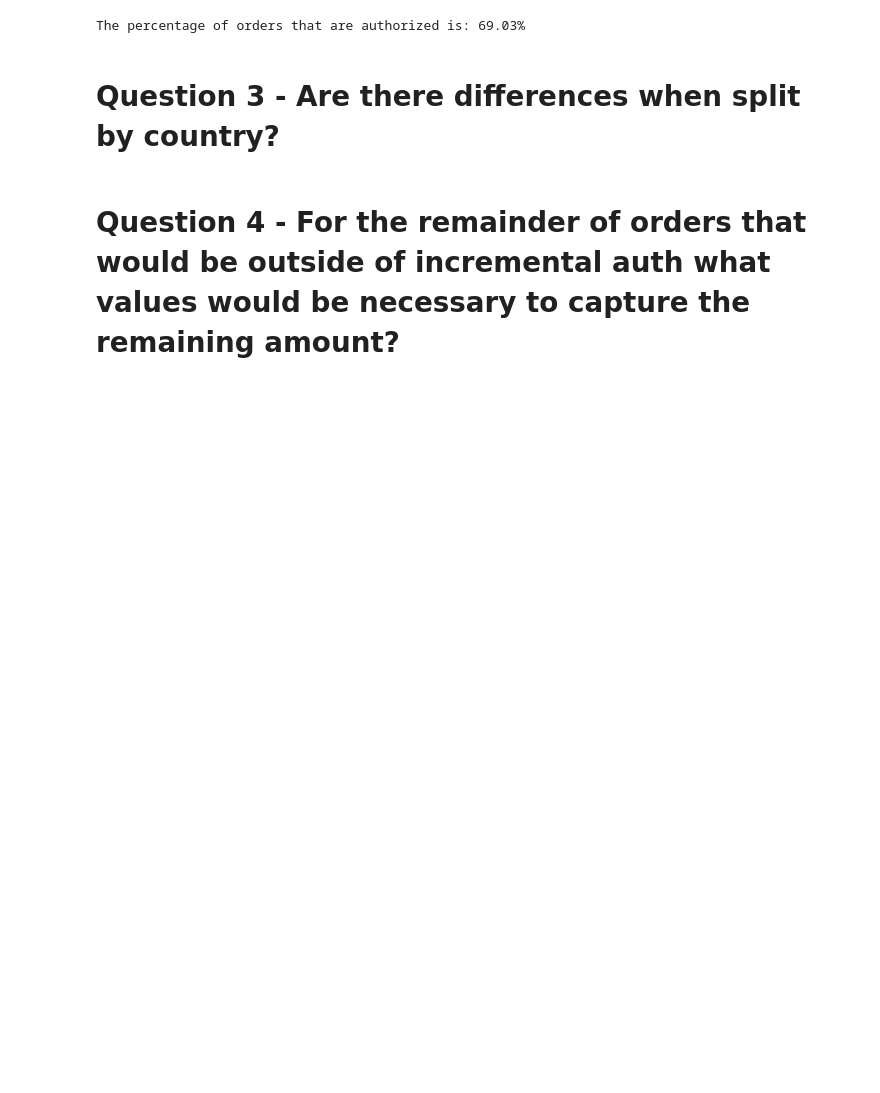
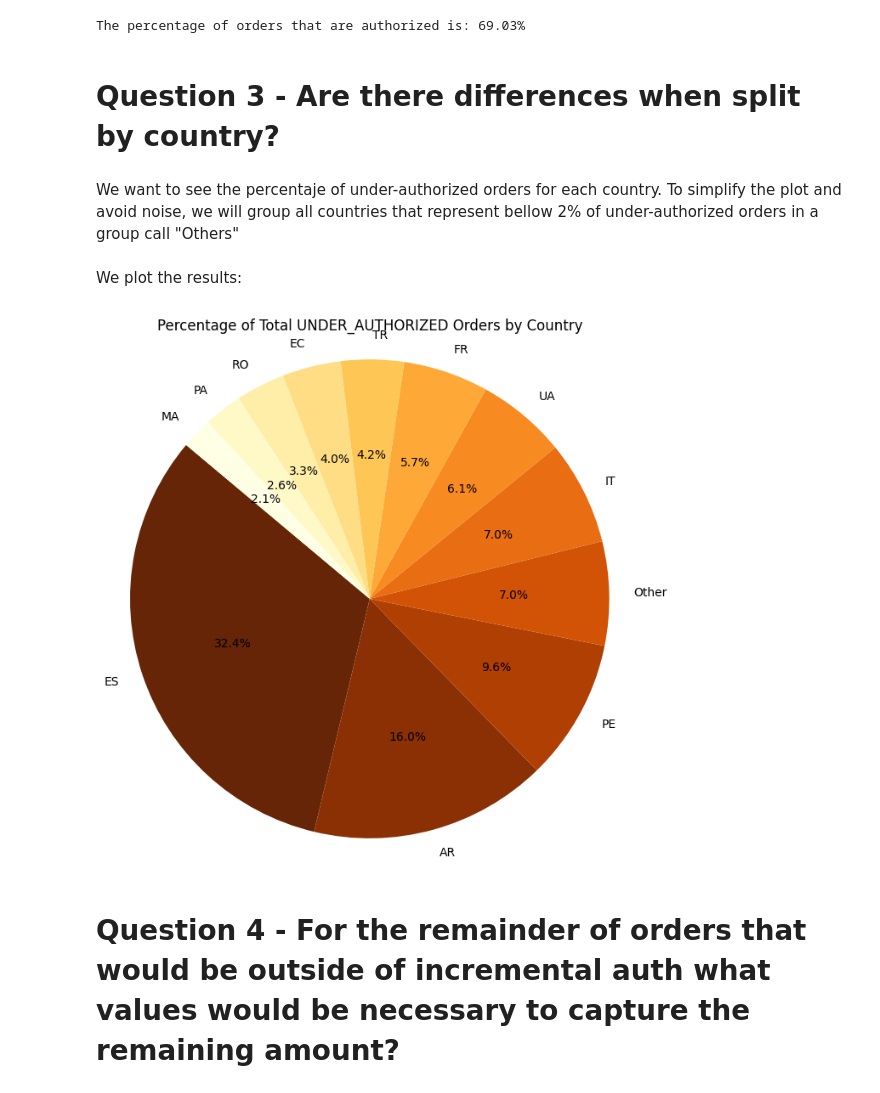
Before and after one commit to Nikolas121205/Monica-and-Nikolas-projet, a Jupyter notebook: main.ipynb, the cells around one changed output. Cells and saved outputs as stored; diff of their text form; code cells hidden in the pictures; blank space fills up the shorter version.

```diff
--- a/main.ipynb
+++ b/main.ipynb
@@ -56,6 +59,46 @@ print(f"The percentage of orders that are authorized is: {percentage_authorized:
 The percentage of orders that are authorized is: 69.03%
 # %% [markdown]
 # Question 3 - Are there differences when split by country?
+# %%
+#Create a Subset for all under-authorized orders:
+df_filtered_under = df[df["auth_status"] == "under-authorized"]
+#Group by country code
+country_totals = pd.DataFrame(df_filtered_under.groupby('country_code')['products_total'].sum())
+# %% [markdown]
+We want to see the percentaje of under-authorized orders for each country. To simplify the plot and avoid noise, we will group all countries that represent bellow 2% of under-authorized orders in a group call "Others"
+# %%
+#1. Create a new index (to modify the country_code)
+country_totals = country_totals.reset_index(drop=False)
+#2. Set the threshold (under 2%)
+threshold = (country_totals["products_total"].sum())*0.02
+
+#3. Defing a function to modiffy country code base on threshold
+def other_country(row):
+    if row['products_total'] < threshold:
+        return 'Other'
+    else:
+        return row['country_code']
+
+#4. Apply the function:
+country_totals['country_code'] = country_totals.apply(other_country, axis=1)
+# %% [markdown]
+We plot the results:
+# %%
+country_tot = country_totals.groupby('country_code')['products_total'].sum()
+#sorted
+country_tot = country_tot.sort_values(ascending=False)
+
+colors = cm.get_cmap('YlOrBr', len(country_tot))
+colors_reversed = list(reversed(colors(range(len(country_tot)))))
+
+
+plt.figure(figsize=(8, 8))
+plt.pie(country_tot, labels=country_tot.index, autopct='%1.1f%%', startangle=140, colors=colors_reversed)
+plt.title('Percentage of Total UNDER_AUTHORIZED Orders by Country')
+plt.axis('equal')
+plt.show()
+# %% [output]
+[figure, added]
 # %% [markdown]
 # Question 4 - For the remainder of orders that would be outside of incremental auth what  values would be necessary to capture the remaining amount?
 # %%
```
Also changed, not shown: parts of 1 cell of this notebook.
